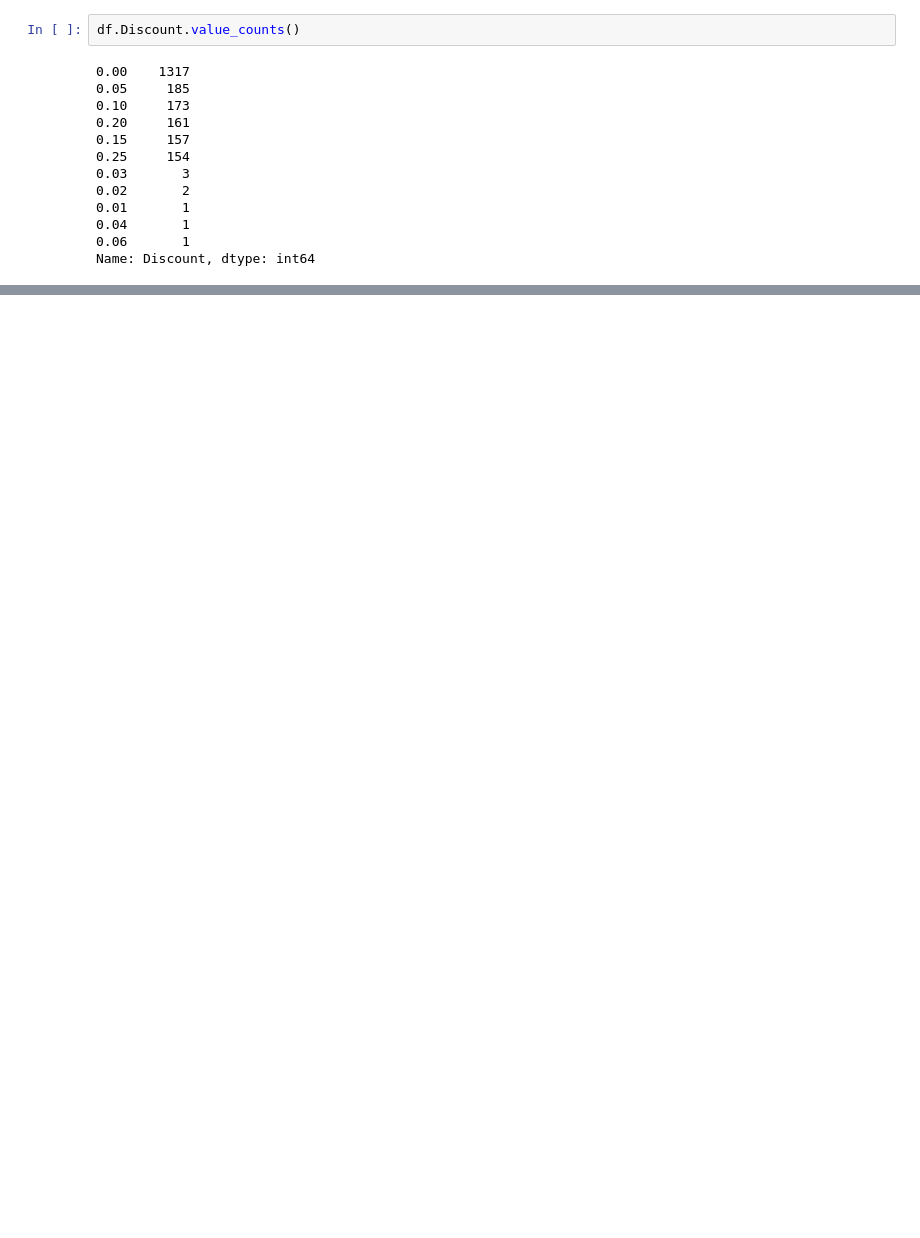
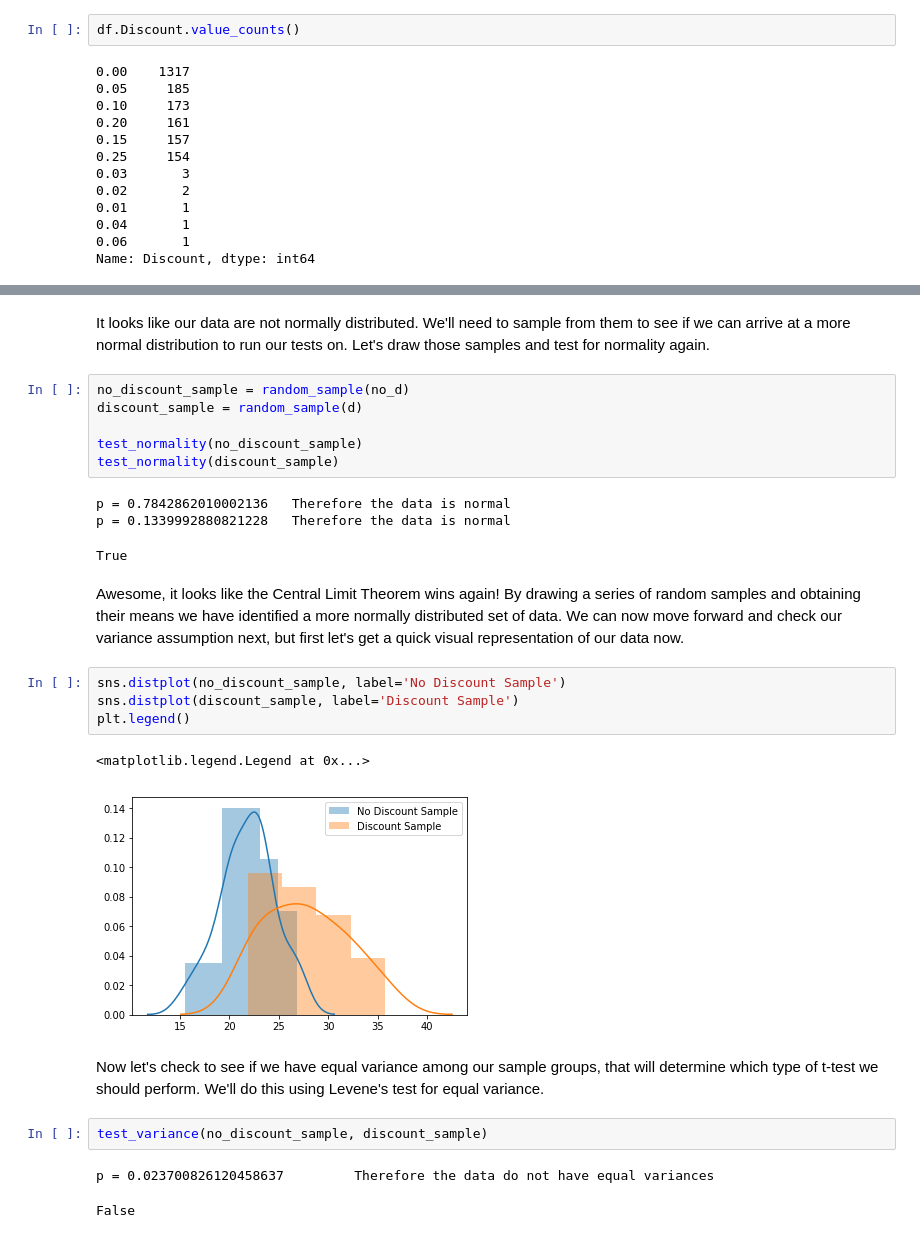
Before and after one commit to rab175/dsc-mod-3-project-online-ds-pt-071519, a Jupyter notebook: Mod3_Project.ipynb, the cells around one changed output, grey strips where cells are left out. Cells and saved outputs as stored; diff of their text form; blank space fills up the shorter version.

```diff
--- a/Mod3_Project.ipynb
+++ b/Mod3_Project.ipynb
@@ -151,0 +163,28 @@ memory usage: 101.1+ KB
+# %% [markdown]
+It looks like our data are not normally distributed. We'll need to sample from them to see if we can arrive at a more normal distribution to run our tests on. Let's draw those samples and test for normality again.
+# %%
+no_discount_sample = random_sample(no_d)
+discount_sample = random_sample(d)
+
+test_normality(no_discount_sample)
+test_normality(discount_sample)
+# %% [output]
+p = 0.7842862010002136   Therefore the data is normal
+p = 0.1339992880821228   Therefore the data is normal
+True
+# %% [markdown]
+Awesome, it looks like the Central Limit Theorem wins again! By drawing a series of random samples and obtaining their means we have identified a more normally distributed set of data. We can now move forward and check our variance assumption next, but first let's get a quick visual representation of our data now.
+# %%
+sns.distplot(no_discount_sample, label='No Discount Sample')
+sns.distplot(discount_sample, label='Discount Sample')
+plt.legend()
+# %% [output]
+<matplotlib.legend.Legend at 0x...>
+[figure, added]
+# %% [markdown]
+Now let's check to see if we have equal variance among our sample groups, that will determine which type of t-test we should perform. We'll do this using Levene's test for equal variance.
+# %%
+test_variance(no_discount_sample, discount_sample)
+# %% [output]
+p = 0.023700826120458637         Therefore the data do not have equal variances
+False
```
Also changed, not shown: parts of 51 cells of this notebook.
